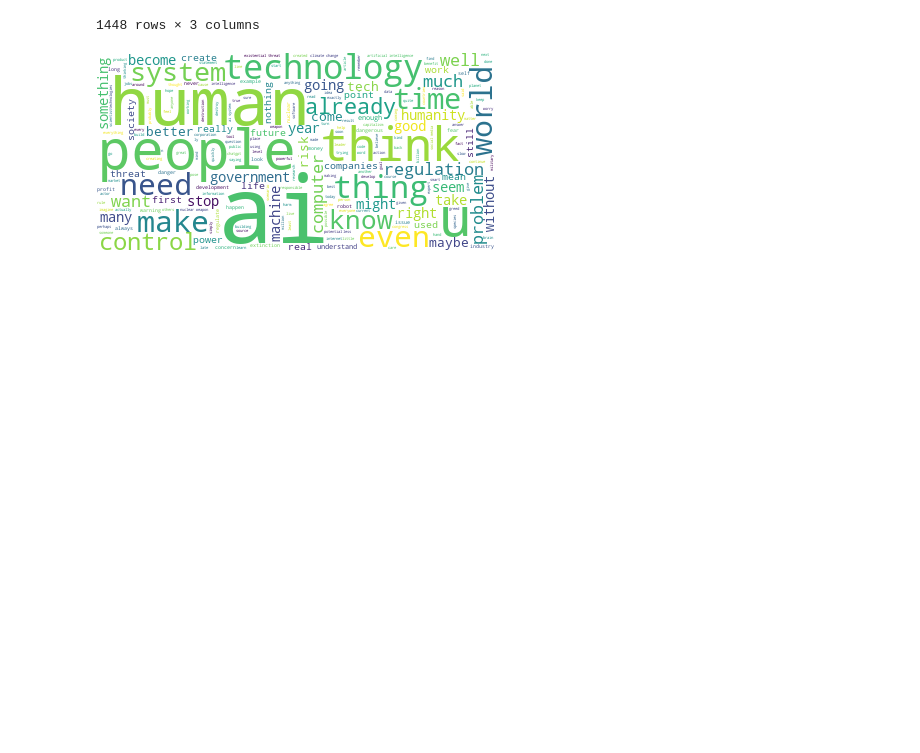
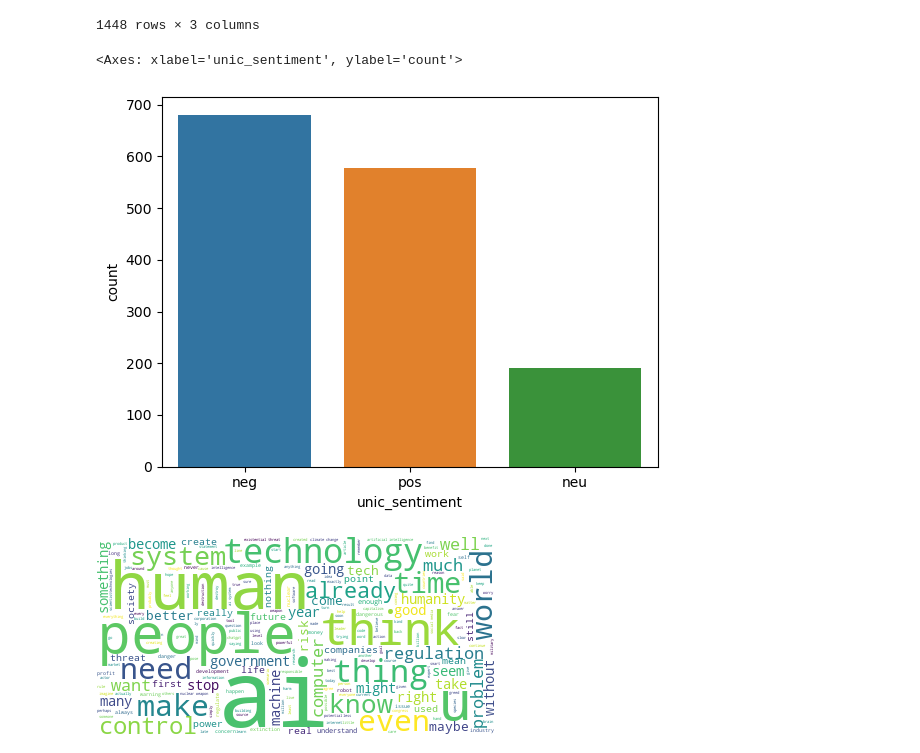
Before and after one commit to isevr/nytimes, a Jupyter notebook: final.ipynb, the cells around one changed output. Drawn from its saved outputs; the diff is of its cells as text; code cells hidden in the pictures; blank space fills up the shorter version.

Commit message:
plus plot

```diff
--- a/final.ipynb
+++ b/final.ipynb
@@ -41,6 +41,13 @@ df
 | 1446 | this is just another example of '... | neg | 0.51 |
 | 1447 | logan roy would looooove ai. | neg | 0.60 |
 1448 rows × 3 columns
+# %%
+a = pd.DataFrame(df.unic_sentiment.value_counts())
+a
+sns.barplot(pd.DataFrame(df.unic_sentiment.value_counts()),x = a.index, y='count')
+# %% [output]
+<Axes: xlabel='unic_sentiment', ylabel='count'>
+[figure, added]
 # %%
 def preprocess(text):
     t = text.lower()
```
